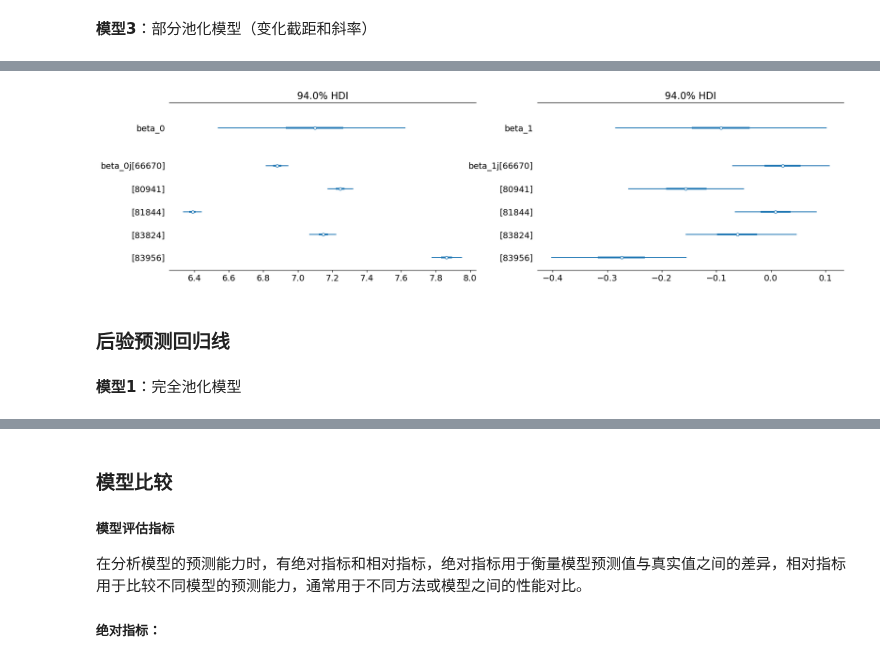
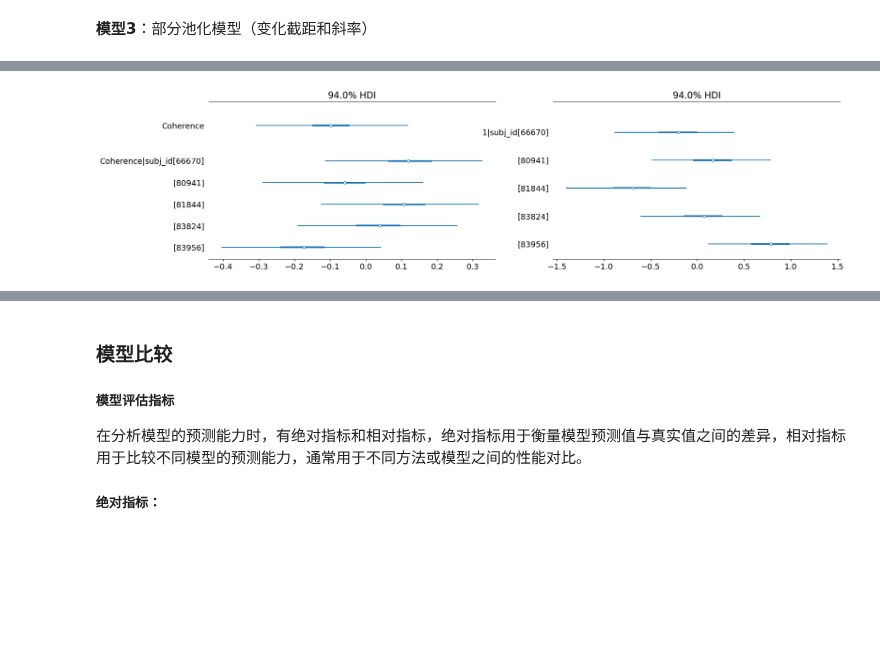
Before and after one commit to hcp4715/psybayesian, a Jupyter notebook: lecture15.ipynb, the cells around one changed output, grey strips where cells are left out. Saved outputs shown, nothing was run; the diff lists cells and outputs as text; code cells hidden in the pictures; blank space fills up the shorter version.

```diff
--- a/lecture15.ipynb
+++ b/lecture15.ipynb
@@ -210,7 +212,7 @@ except:
 
 # 筛选出特定被试并创建索引
 df_first5 = df_raw[df_raw['subject'].isin([81844, 83956, 83824, 66670, 80941])].query("percentCoherence in [5, 10]").copy()
-df_first5["x"] = pd.factorize(df_first5["percentCoherence"])[0]
+df_first5["Coherence"] = np.where(df_first5["percentCoherence"] == 5, 0, 1)
 
 # 为每个被试建立索引 'subj_id' 和 'obs_id'
 df_first5['subj_id'] = df_first5['subject']
@@ -535,3 +283,6 @@ prior_predictive_plot(beta0_mean=7,
+# %%
+# 模型3：随机截距和斜率模型
+var_both_model = bmb.Model("log_RTs ~ Coherence + (Coherence|subj_id)",df_first5)
 # %% [markdown]
 ### 拟合数据及MCMC评估
 
@@ -637,0 +360,2 @@ Sampling 4 chains for 1_000 tune and 1_000 draw iterations (4_000 + 4_000 draws
+# %%
+var_both_trace = var_both_model.fit(idata_kwargs={"log_likelihood": True})
@@ -655,22 +394,18 @@ var_both_para
 # %%
 # 设置绘图坐标
 figs, (ax1, ax2) = plt.subplots(1,2, figsize = (20,5))
 # 绘制变化的截距
 az.plot_forest(var_both_trace,
-           var_names=["~mu", "~sigma", "~offset", "~beta_1"],
+           var_names=["Coherence\\|subj_id", "~sigma", "~1|", "~Intercept"],
            filter_vars="like",
            combined = True,
            ax=ax1)
 # 绘制变化的斜率
 az.plot_forest(var_both_trace,
-           var_names=["~mu", "~sigma", "~offset", "~beta_0"],
+           var_names=["1|subj_id", "~sigma", "~Coherence", "~Intercept"],
            filter_vars="like",
            combined = True,
            ax=ax2)
 plt.show()
 # %% [output]
-[figure, old version]
+[figure, new version]
-# %% [markdown]
-### 后验预测回归线
-# %% [markdown]
-**模型1**：完全池化模型
```
Also changed, not shown: parts of 47 cells of this notebook.
